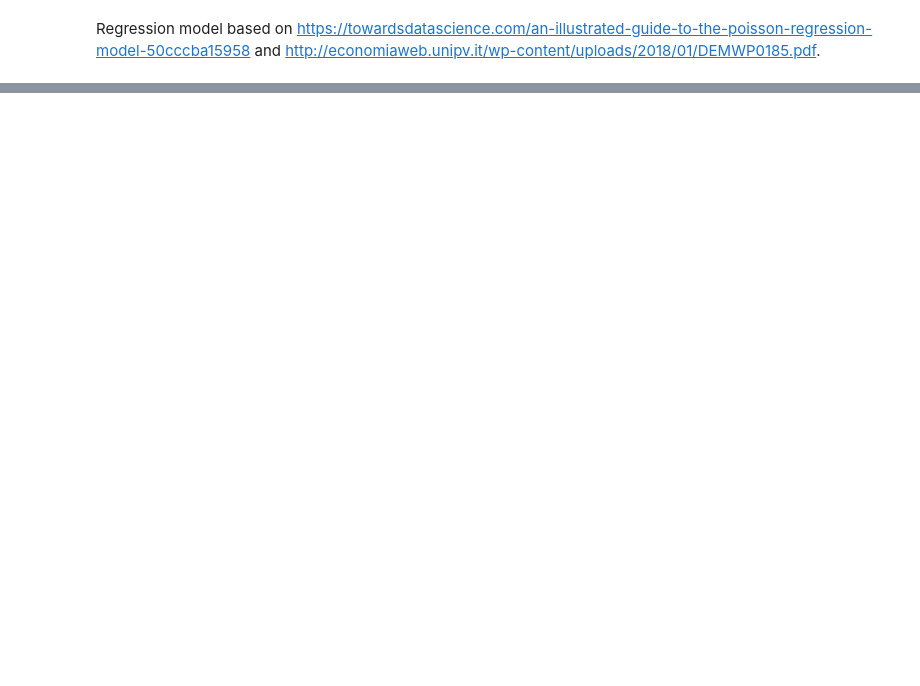
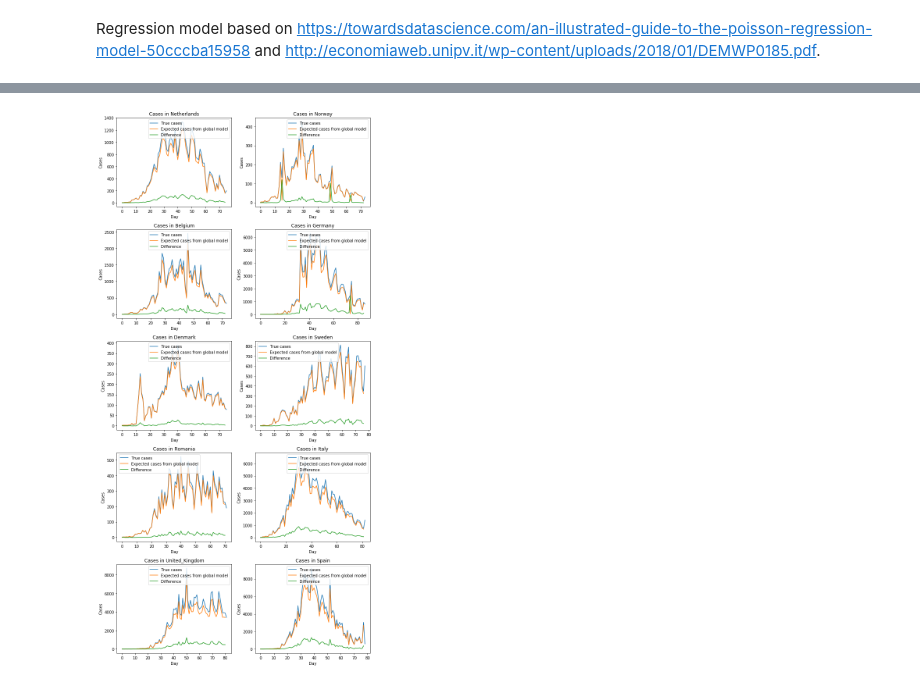
Before and after one commit to mihaighidoveanu/covid19, a Jupyter notebook: basemodelTest.ipynb, the cells around one changed output, grey strips where cells are left out. Drawn from its saved outputs; the diff is of its cells as text; code cells hidden in the pictures; blank space fills up the shorter version.

Commit message:
modified based model, added global model

```diff
--- a/basemodelTest.ipynb
+++ b/basemodelTest.ipynb
@@ -147,0 +172,28 @@ Next steps:
+# %%
+paramest = []
+for parameters in paramsAll[0:5]:
+    paramest.append(np.median(parameters[30:], axis = 0))
+# %%
+coefficients = np.median(paramest, axis = 0)
+# %%
+for country in dataframes:
+    for i in range(1, len(country)):
+        y = coefficients[0] + coefficients[1]*(np.log(1+ country.loc[i]['casesyest'])) + coefficients[2]*(np.log(1+ country.loc[i]['expcasesyest']))
+        country.loc[i,'expcasesyestGLOBAL']=np.exp(y)
+        country.loc[i-1,'expcasestodayGLOBAL']=np.exp(y)
+# %%
+fig, axes = plt.subplots(nrows=5, ncols=2, figsize=(10, 20))
+
+for ax, country in zip(axes.ravel(), dataframes):
+    ax.plot(country[['cases']].values)
+    ax.plot(country[['expcasestodayGLOBAL']].values)
+    ax.plot(country[['cases']].values-country[['expcasestodayGLOBAL']].values)
+
+    ax.set_title('Cases in '+country.loc[0,['country']].values[0])
+    ax.set_xlabel('Day')
+    ax.set_ylabel('Cases')
+    ax.legend(['True cases', 'Expected cases from global model', 'Difference'])
+
+fig.tight_layout()
+# %% [output]
+[figure, added]
```
Also changed, not shown: parts of 21 cells of this notebook, 1 other file.
